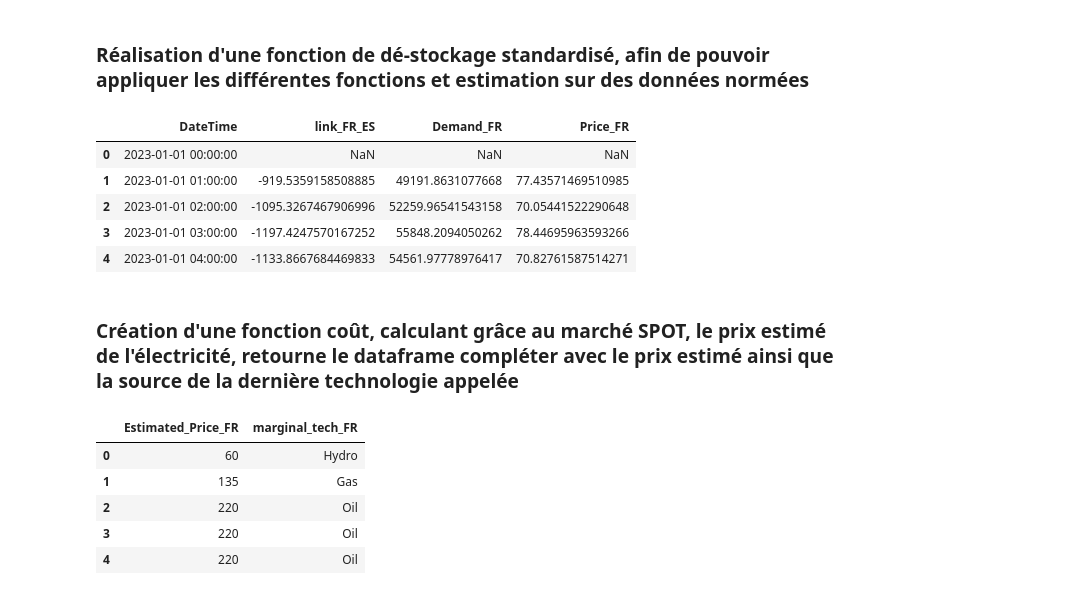
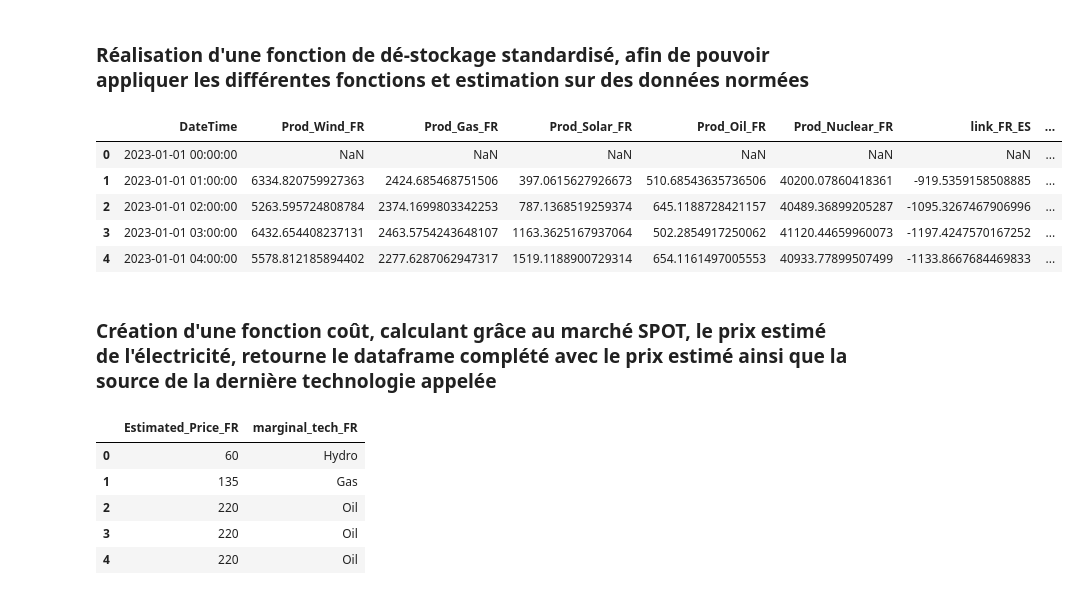
Before and after one commit to qdupayage/Librairy, a Jupyter notebook: EnerData_Project/notebook/test.ipynb, the cells around one changed output. Drawn from its saved outputs; the diff is of its cells as text; code cells hidden in the pictures.

```diff
--- a/EnerData_Project/notebook/test.ipynb
+++ b/EnerData_Project/notebook/test.ipynb
@@ -30,17 +38,17 @@ plot_timeseries(df, variables=['Prod_Wind_FR', 'Prod_Gas_FR'], title='Prod FR',
 # %% [markdown]
 ### Réalisation d'une fonction de dé-stockage standardisé, afin de pouvoir appliquer les différentes fonctions et estimation sur des données normées
 # %%
-df_fr = construct_dataframe(df, countries=['FR'], production_name=['wind', 'gas', 'solar', 'coal', 'nuclear'])
+df_fr = construct_dataframe(df, countries=['FR'], production_name=['Wind', 'Gas', 'Solar', 'Coal', 'Oil', 'Nuclear'])
 df_fr.head()
 # %% [output]
-|  | DateTime | link_FR_ES | Demand_FR | Price_FR |
-| 0 | 2023-01-01 00:00:00 | NaN | NaN | NaN |
-| 1 | 2023-01-01 01:00:00 | -919.5359158508885 | 49191.8631077668 | 77.43571469510985 |
-| 2 | 2023-01-01 02:00:00 | -1095.3267467906996 | 52259.96541543158 | 70.05441522290648 |
-| 3 | 2023-01-01 03:00:00 | -1197.4247570167252 | 55848.2094050262 | 78.44695963593266 |
-| 4 | 2023-01-01 04:00:00 | -1133.8667684469833 | 54561.97778976417 | 70.82761587514271 |
+|  | DateTime | Prod_Wind_FR | Prod_Gas_FR | Prod_Solar_FR | Prod_Oil_FR | Prod_Nuclear_FR | link_FR_ES | ... |
+| 0 | 2023-01-01 00:00:00 | NaN | NaN | NaN | NaN | NaN | NaN | ... |
+| 1 | 2023-01-01 01:00:00 | 6334.820759927363 | 2424.685468751506 | 397.0615627926673 | 510.68543635736506 | 40200.07860418361 | -919.5359158508885 | ... |
+| 2 | 2023-01-01 02:00:00 | 5263.595724808784 | 2374.1699803342253 | 787.1368519259374 | 645.1188728421157 | 40489.36899205287 | -1095.3267467906996 | ... |
+| 3 | 2023-01-01 03:00:00 | 6432.654408237131 | 2463.5754243648107 | 1163.3625167937064 | 502.2854917250062 | 41120.44659960073 | -1197.4247570167252 | ... |
+| 4 | 2023-01-01 04:00:00 | 5578.812185894402 | 2277.6287062947317 | 1519.1188900729314 | 654.1161497005553 | 40933.77899507499 | -1133.8667684469833 | ... |
 # %% [markdown]
-### Création d'une fonction coût, calculant grâce au marché SPOT, le prix estimé de l'électricité, retourne le dataframe compléter avec le prix estimé ainsi que la source de la dernière technologie appelée
+### Création d'une fonction coût, calculant grâce au marché SPOT, le prix estimé de l'électricité, retourne le dataframe complété avec le prix estimé ainsi que la source de la dernière technologie appelée
 # %%
 # Vérifie si 'DateTime' est dans l'index
 if df.index.name == 'DateTime':
```
Also changed, not shown: parts of 2 cells of this notebook, 1 other file.
